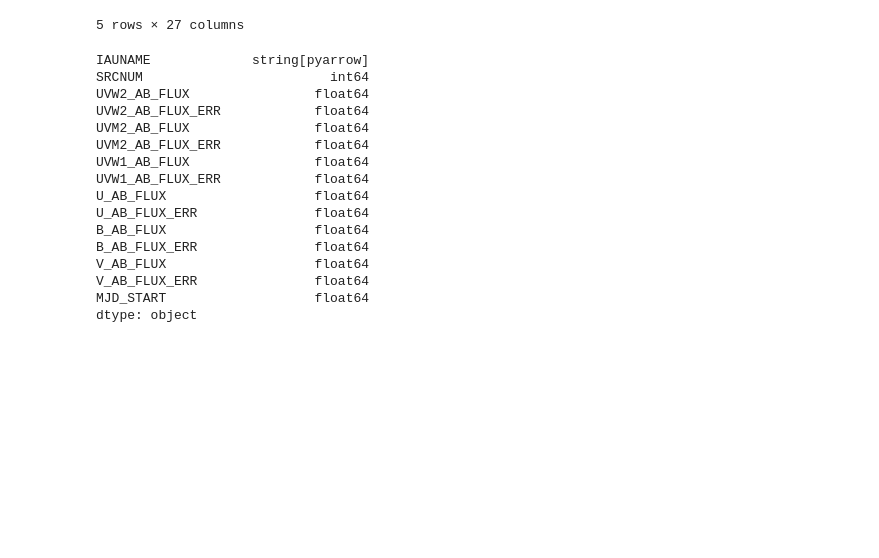
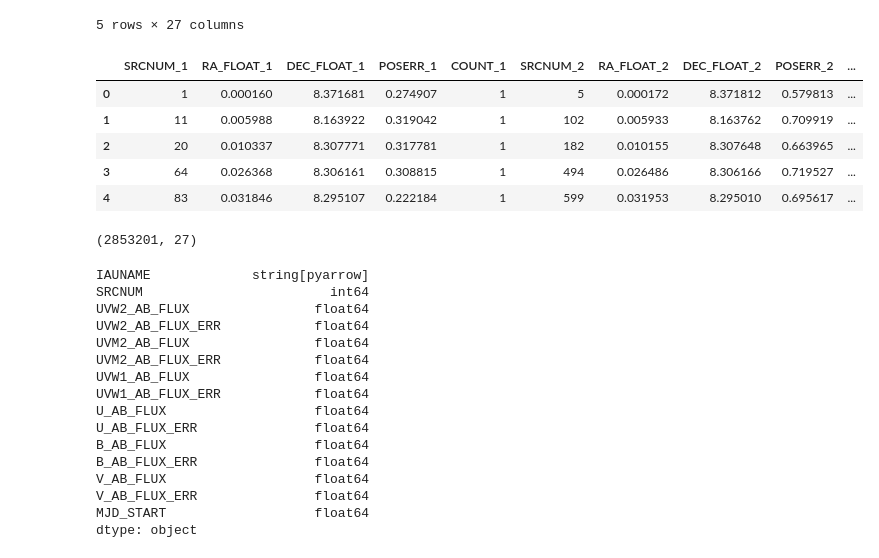
Before and after one commit to JulienValteau/TFM_TDE_Detection, a Jupyter notebook: UV_database_creation_pipeline/3- Generate_catalogue_entries_db.ipynb, the cells around one changed output. Drawn from its saved outputs; the diff is of its cells as text; code cells hidden in the pictures; blank space fills up the shorter version.

```diff
--- a/UV_database_creation_pipeline/3- Generate_catalogue_entries_db.ipynb
+++ b/UV_database_creation_pipeline/3- Generate_catalogue_entries_db.ipynb
@@ -134,0 +130,10 @@ dat.to_sql("Entries_UVOT", db_path, if_exists='replace', index=False, chunksize=
+# %%
+df_match = Table.read( roots_tfm + '/match_uvot_xmm').to_pandas()
+df_match.head()
+# %% [output]
+|  | SRCNUM_1 | RA_FLOAT_1 | DEC_FLOAT_1 | POSERR_1 | COUNT_1 | SRCNUM_2 | RA_FLOAT_2 | DEC_FLOAT_2 | POSERR_2 | ... |
+| 0 | 1 | 0.000160 | 8.371681 | 0.274907 | 1 | 5 | 0.000172 | 8.371812 | 0.579813 | ... |
+| 1 | 11 | 0.005988 | 8.163922 | 0.319042 | 1 | 102 | 0.005933 | 8.163762 | 0.709919 | ... |
+| 2 | 20 | 0.010337 | 8.307771 | 0.317781 | 1 | 182 | 0.010155 | 8.307648 | 0.663965 | ... |
+| 3 | 64 | 0.026368 | 8.306161 | 0.308815 | 1 | 494 | 0.026486 | 8.306166 | 0.719527 | ... |
+| 4 | 83 | 0.031846 | 8.295107 | 0.222184 | 1 | 599 | 0.031953 | 8.295010 | 0.695617 | ... |
@@ -134,0 +142,6 @@ dat.to_sql("Entries_UVOT", db_path, if_exists='replace', index=False, chunksize=
+# %%
+#dat_UVOT = dat[dat['SRCNUM'].isin(df_match['SRCNUM_1'])].drop(columns=['UVW2_QUALITY_FLAG','UVW1_QUALITY_FLAG','UVM2_QUALITY_FLAG','U_QUALITY_FLAG','B_QUALITY_FLAG','V_QUALITY_FLAG']).compute()
+dat_UVOT = dat[dat['SRCNUM'].isin(df_match['SRCNUM_1'])].compute()
+dat_UVOT.shape
+# %% [output]
+(2853201, 27)
```
Also changed, not shown: parts of 20 cells of this notebook, 1 other file.
